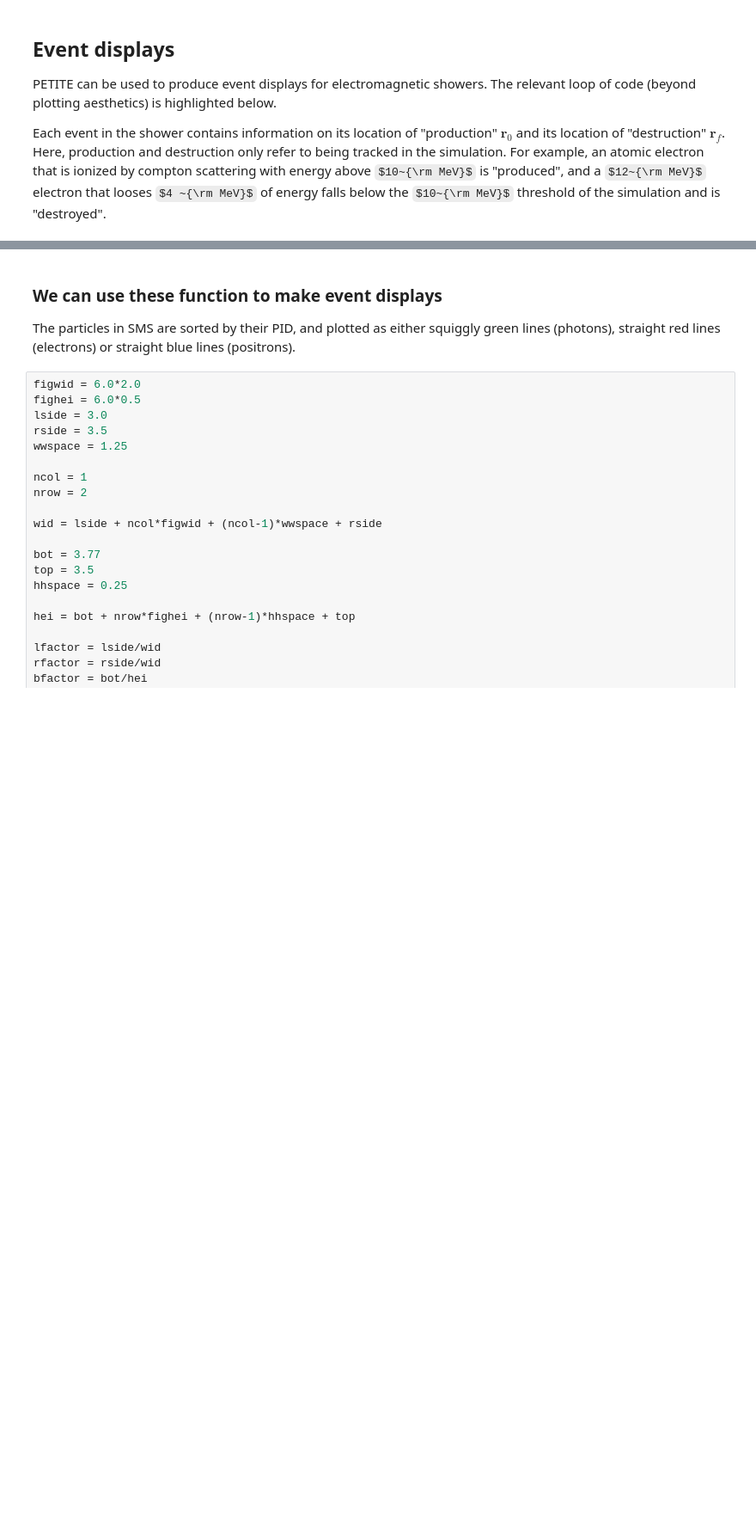
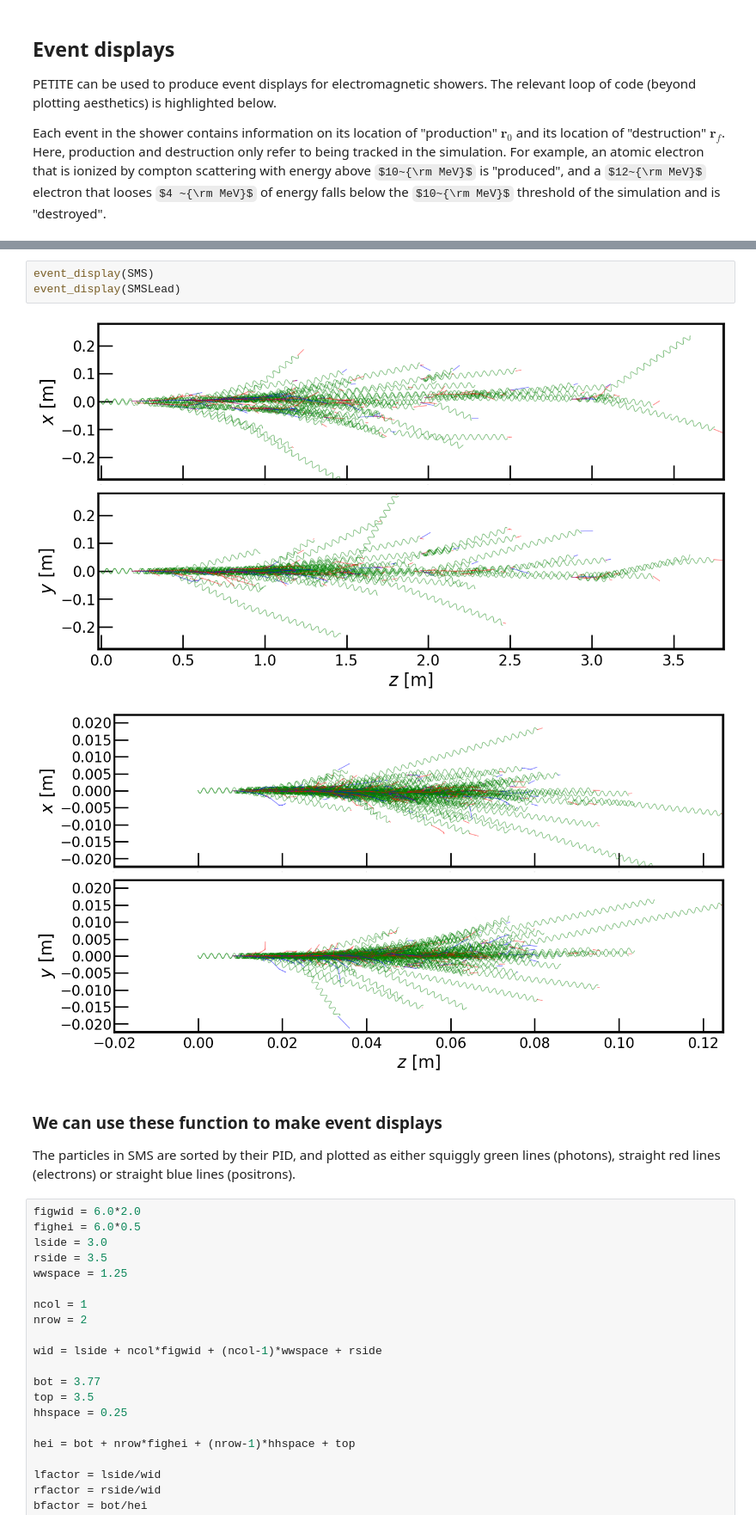
Before and after one commit to kjkellyphys/PETITE, a Jupyter notebook: examples/shower_SM.ipynb, the cells around one changed output, grey strips where cells are left out. Shown at 86% size. Cells and saved outputs as stored; diff of their text form; some formulas as TeX source; blank space fills up the shorter version.

```diff
--- a/examples/shower_SM.ipynb
+++ b/examples/shower_SM.ipynb
@@ -482,3 +486,9 @@ The location of destruction for particle 12: [0.0007886083611882493, -0.00147904
+# %%
+event_display(SMS)
+event_display(SMSLead)
+# %% [output]
+[figure, added]
+[figure, added]
 # %% [markdown]
 ### We can use these function to make event displays
 
```
Also changed, not shown: parts of 6 cells of this notebook, 2 other files.
